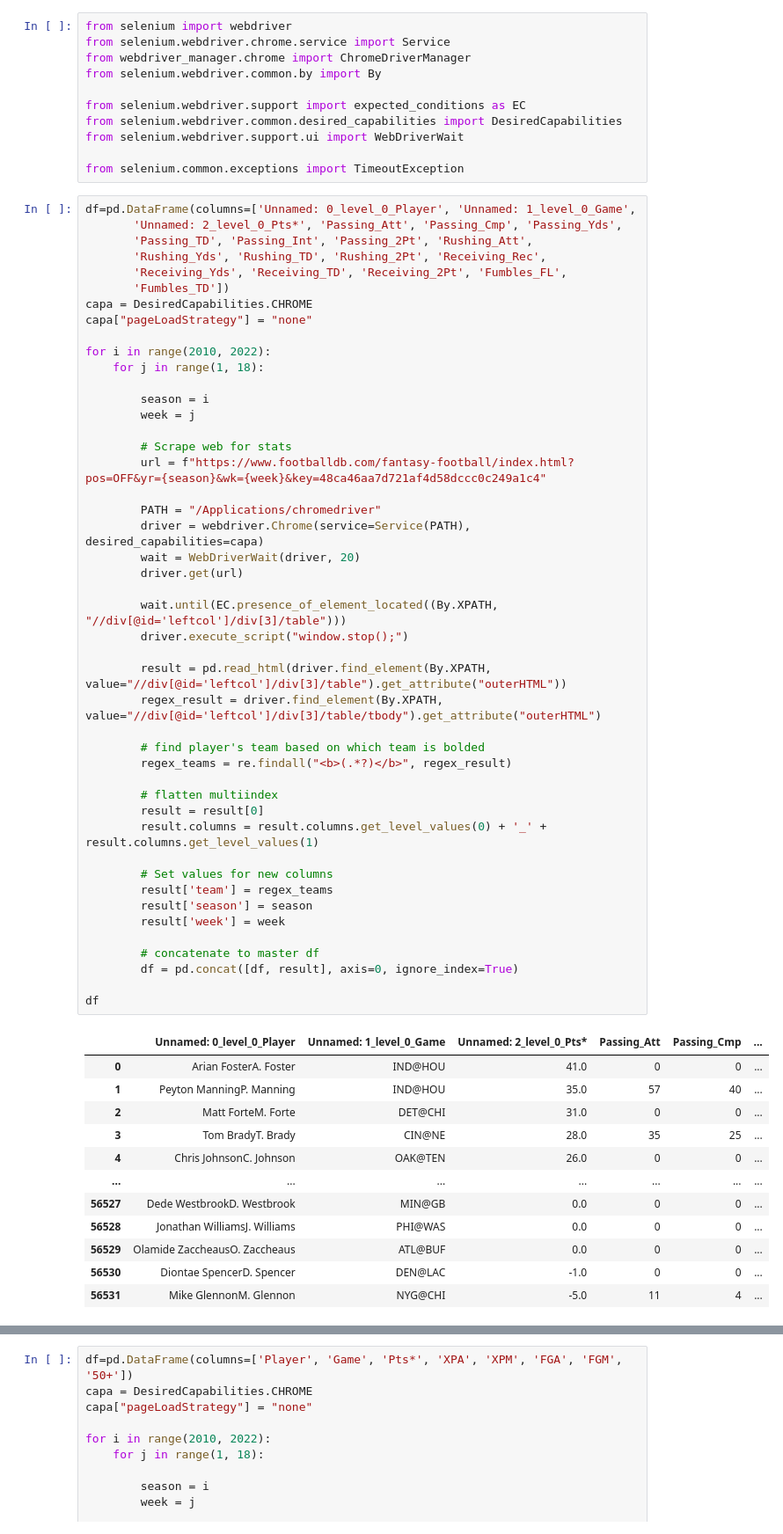
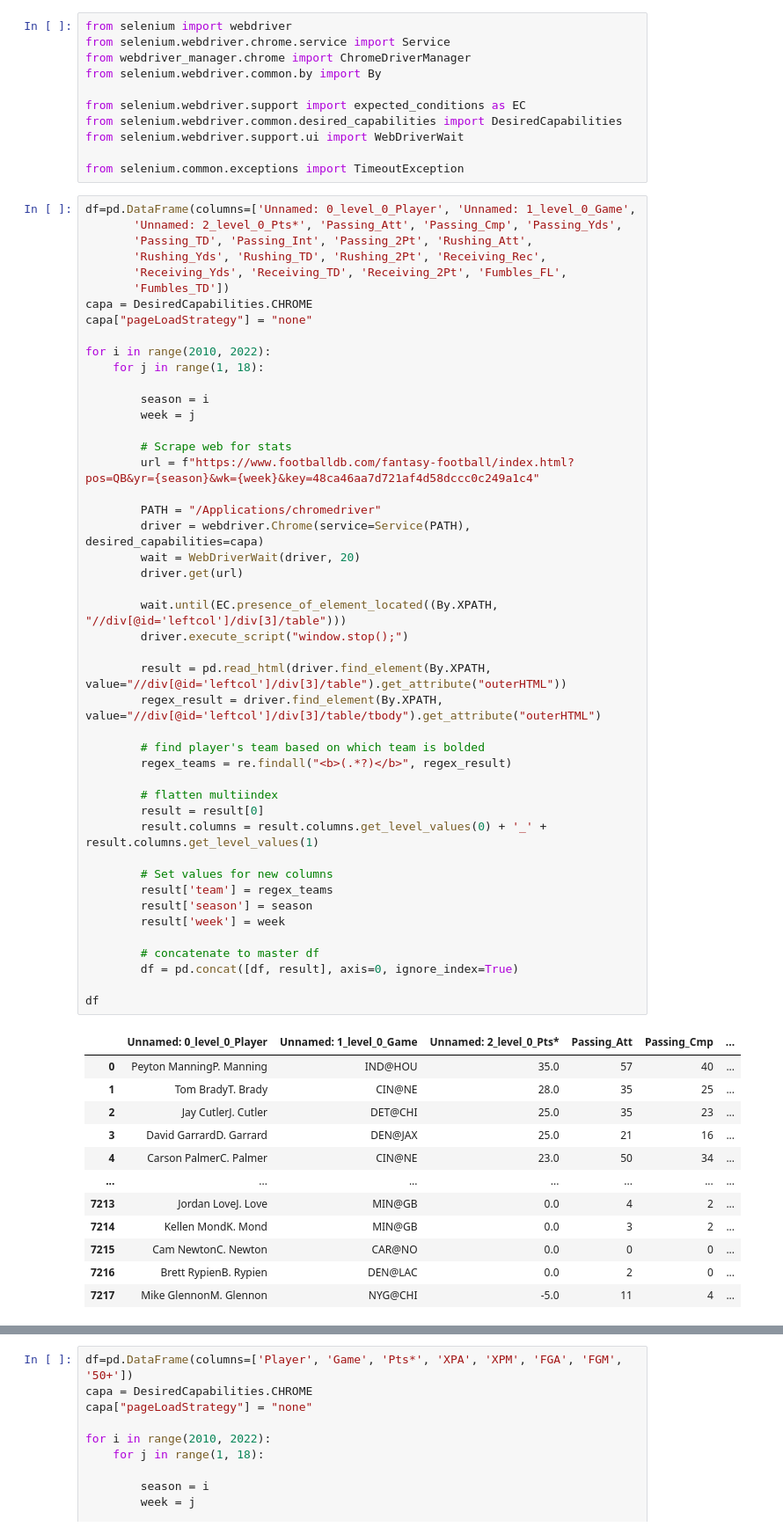
Before and after one commit to travisdharry/FantasyFootballPredictions, a Jupyter notebook: webscraping.ipynb, the cells around one changed output, grey strips where cells are left out. Shown: that part at 88% size. Saved outputs shown, nothing was run; the diff lists cells and outputs as text.

```diff
--- a/webscraping.ipynb
+++ b/webscraping.ipynb
@@ -30,45 +30,45 @@ for i in range(2010, 2022):
         week = j
 
         # Scrape web for stats
-        url = f"https://www.footballdb.com/fantasy-football/index.html?pos=OFF&yr={season}&wk={week}&key=48ca46aa7d721af4d58dccc0c249a1c4"
+        url = f"https://www.footballdb.com/fantasy-football/index.html?pos=QB&yr={season}&wk={week}&key=48ca46aa7d721af4d58dccc0c249a1c4"
 
         PATH = "/Applications/chromedriver"
         driver = webdriver.Chrome(service=Service(PATH), desired_capabilities=capa)
         wait = WebDriverWait(driver, 20)
         driver.get(url)
 
         wait.until(EC.presence_of_element_located((By.XPATH, "//div[@id='leftcol']/div[3]/table")))
         driver.execute_script("window.stop();")
 
         result = pd.read_html(driver.find_element(By.XPATH, value="//div[@id='leftcol']/div[3]/table").get_attribute("outerHTML"))
         regex_result = driver.find_element(By.XPATH, value="//div[@id='leftcol']/div[3]/table/tbody").get_attribute("outerHTML")
 
         # find player's team based on which team is bolded
         regex_teams = re.findall("<b>(.*?)</b>", regex_result)
 
         # flatten multiindex
         result = result[0]
         result.columns = result.columns.get_level_values(0) + '_' +  result.columns.get_level_values(1)
 
         # Set values for new columns
         result['team'] = regex_teams
         result['season'] = season
         result['week'] = week
 
         # concatenate to master df
         df = pd.concat([df, result], axis=0, ignore_index=True)
 
 df
 # %% [output]
 |  | Unnamed: 0_level_0_Player | Unnamed: 1_level_0_Game | Unnamed: 2_level_0_Pts* | Passing_Att | Passing_Cmp | ... |
-| 0 | Arian FosterA. Foster | IND@HOU | 41.0 | 0 | 0 | ... |
-| 1 | Peyton ManningP. Manning | IND@HOU | 35.0 | 57 | 40 | ... |
-| 2 | Matt ForteM. Forte | DET@CHI | 31.0 | 0 | 0 | ... |
-| 3 | Tom BradyT. Brady | CIN@NE | 28.0 | 35 | 25 | ... |
-| 4 | Chris JohnsonC. Johnson | OAK@TEN | 26.0 | 0 | 0 | ... |
+| 0 | Peyton ManningP. Manning | IND@HOU | 35.0 | 57 | 40 | ... |
+| 1 | Tom BradyT. Brady | CIN@NE | 28.0 | 35 | 25 | ... |
+| 2 | Jay CutlerJ. Cutler | DET@CHI | 25.0 | 35 | 23 | ... |
+| 3 | David GarrardD. Garrard | DEN@JAX | 25.0 | 21 | 16 | ... |
+| 4 | Carson PalmerC. Palmer | CIN@NE | 23.0 | 50 | 34 | ... |
 | ... | ... | ... | ... | ... | ... | ... |
-| 56527 | Dede WestbrookD. Westbrook | MIN@GB | 0.0 | 0 | 0 | ... |
-| 56528 | Jonathan WilliamsJ. Williams | PHI@WAS | 0.0 | 0 | 0 | ... |
-| 56529 | Olamide ZaccheausO. Zaccheaus | ATL@BUF | 0.0 | 0 | 0 | ... |
-| 56530 | Diontae SpencerD. Spencer | DEN@LAC | -1.0 | 0 | 0 | ... |
-| 56531 | Mike GlennonM. Glennon | NYG@CHI | -5.0 | 11 | 4 | ... |
+| 7213 | Jordan LoveJ. Love | MIN@GB | 0.0 | 4 | 2 | ... |
+| 7214 | Kellen MondK. Mond | MIN@GB | 0.0 | 3 | 2 | ... |
+| 7215 | Cam NewtonC. Newton | CAR@NO | 0.0 | 0 | 0 | ... |
+| 7216 | Brett RypienB. Rypien | DEN@LAC | 0.0 | 2 | 0 | ... |
+| 7217 | Mike GlennonM. Glennon | NYG@CHI | -5.0 | 11 | 4 | ... |
```
Also changed, not shown: parts of 8 cells of this notebook, 3 other files.
